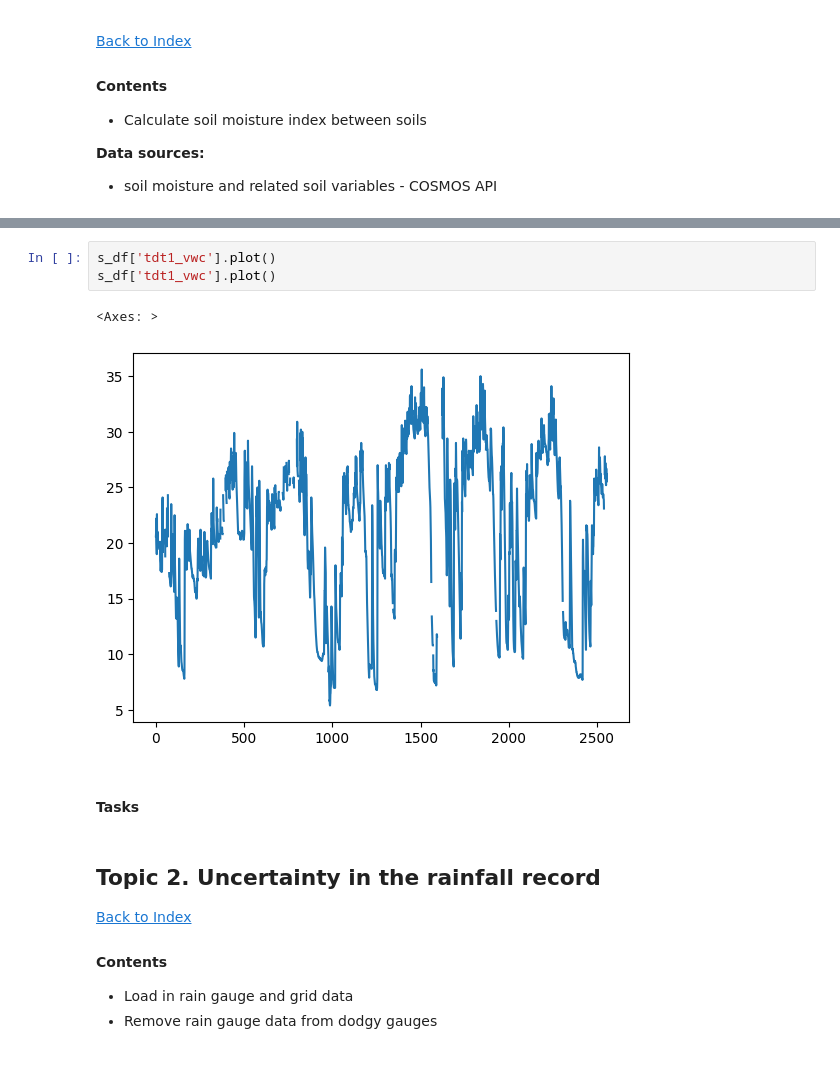
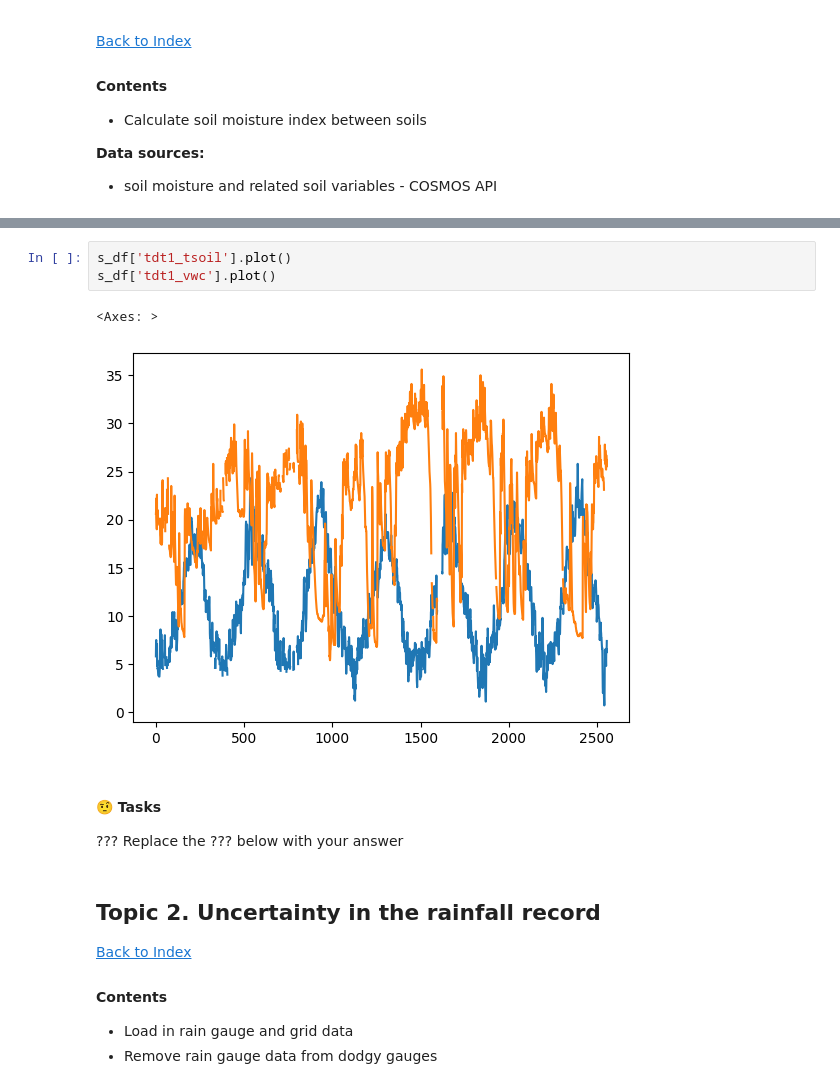
Before and after one commit to Thomasjkeel/UKCEH_Summer_School, a Jupyter notebook: UKCEH_SS_Workshop_3 (Doing_research).ipynb, the cells around one changed output, grey strips where cells are left out. Cells and saved outputs as stored; diff of their text form.

Commit message:
add task headers

```diff
--- a/UKCEH_SS_Workshop_3 (Doing_research).ipynb
+++ b/UKCEH_SS_Workshop_3 (Doing_research).ipynb
@@ -43,11 +35,14 @@ KeyError: 'coverages'
 # %%
+s_df['tdt1_tsoil'].plot()
 s_df['tdt1_vwc'].plot()
-s_df['tdt1_vwc'].plot()
 # %% [output]
 <Axes: >
-[figure, old version]
+[figure, new version]
-# %% [markdown]
-#### Tasks
+# %% [markdown]
+#### 🤨 Tasks
+
+???
+Replace the ??? below with your answer
 # %% [markdown]
 ## Topic 2. Uncertainty in the rainfall record
 [Back to Index](#index)
```
Also changed, not shown: parts of 8 cells of this notebook, 2 other files.
